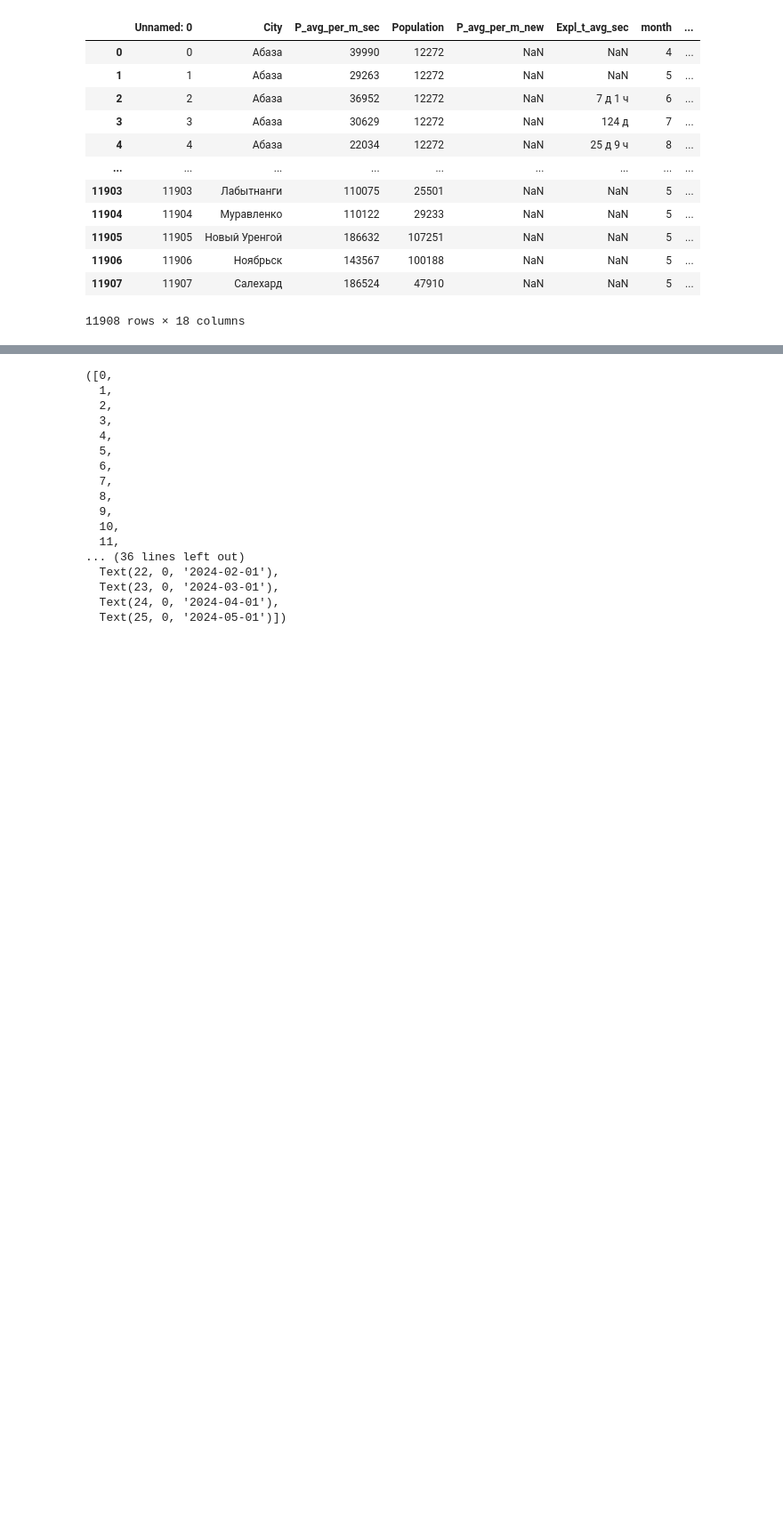
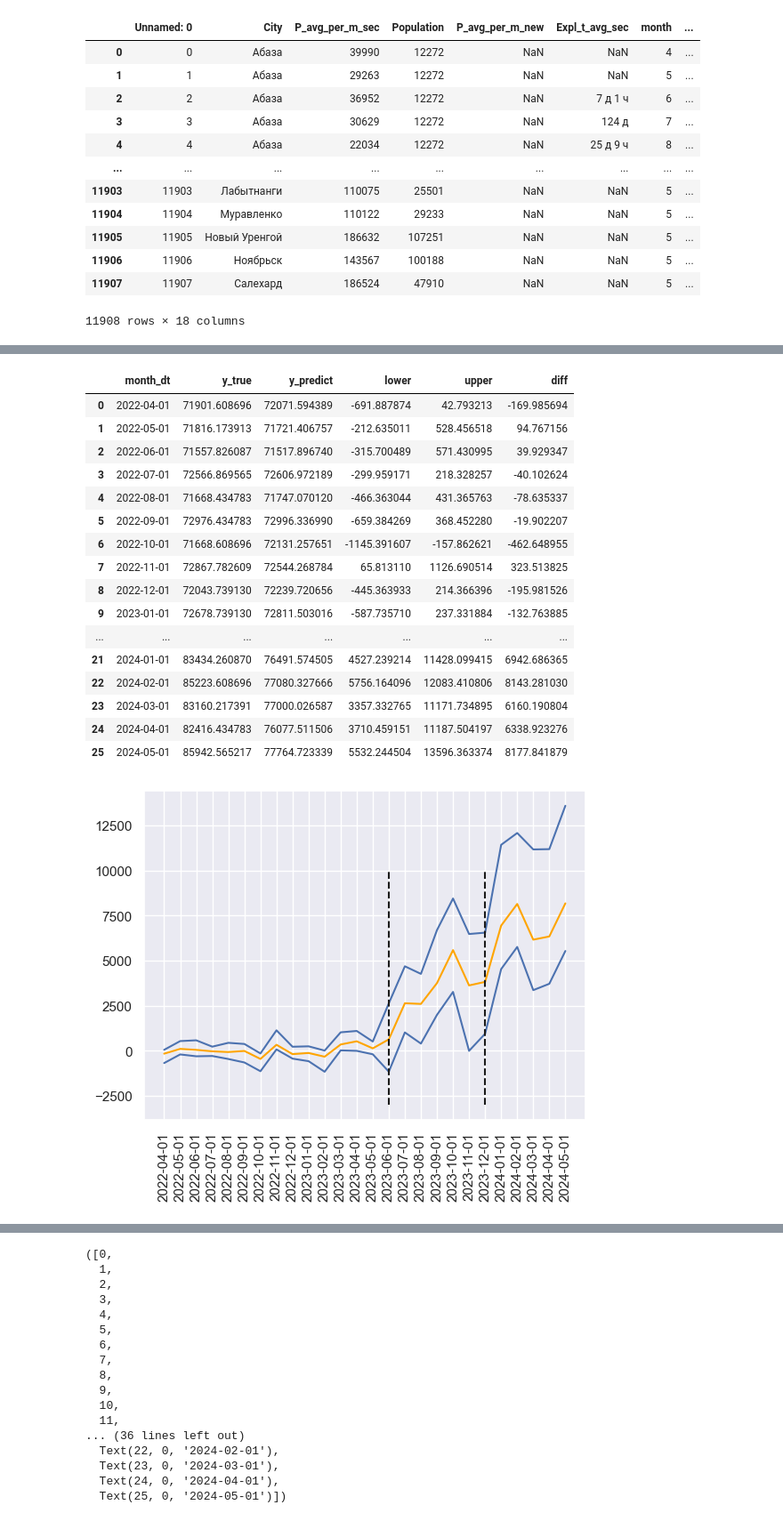
Before and after one commit to xan-d-or/mortgage_project_2024, a Jupyter notebook: bootstrap_estimation.ipynb, the cells around one changed output, grey strips where cells are left out. Shown at 89% size. Cells and saved outputs as stored; diff of their text form; code cells hidden in the pictures; blank space fills up the shorter version.

Commit message:
Добавил истинный плацебо тест

```diff
--- a/bootstrap_estimation.ipynb
+++ b/bootstrap_estimation.ipynb
@@ -164,3 +209,33 @@ def synth_ci_new(df
+# %%
+#Плацебо тест на претренде
+t_treatment= '2023-06-01'
+data = synth_ci_new(df, t_treatment= t_treatment, trend=True, placebo = True)
+data['diff'] = data['y_true'] - data['y_predict']
+plt.plot(data['month_dt'], data['diff'], color = 'orange')
+plt.xticks(rotation =90)
+plt.plot(data['month_dt'], data['upper'], color = 'b')
+plt.plot(data['month_dt'], data['lower'], color = 'b')
+plt.vlines(x = ['2023-12-01', t_treatment], ymin = -3000, ymax = 10000, colors='k', linestyles='--')
+data
+# %% [output]
+|  | month_dt | y_true | y_predict | lower | upper | diff |
+| 0 | 2022-04-01 | 71901.608696 | 72071.594389 | -691.887874 | 42.793213 | -169.985694 |
+| 1 | 2022-05-01 | 71816.173913 | 71721.406757 | -212.635011 | 528.456518 | 94.767156 |
+| 2 | 2022-06-01 | 71557.826087 | 71517.896740 | -315.700489 | 571.430995 | 39.929347 |
+| 3 | 2022-07-01 | 72566.869565 | 72606.972189 | -299.959171 | 218.328257 | -40.102624 |
+| 4 | 2022-08-01 | 71668.434783 | 71747.070120 | -466.363044 | 431.365763 | -78.635337 |
+| 5 | 2022-09-01 | 72976.434783 | 72996.336990 | -659.384269 | 368.452280 | -19.902207 |
+| 6 | 2022-10-01 | 71668.608696 | 72131.257651 | -1145.391607 | -157.862621 | -462.648955 |
+| 7 | 2022-11-01 | 72867.782609 | 72544.268784 | 65.813110 | 1126.690514 | 323.513825 |
+| 8 | 2022-12-01 | 72043.739130 | 72239.720656 | -445.363933 | 214.366396 | -195.981526 |
+| 9 | 2023-01-01 | 72678.739130 | 72811.503016 | -587.735710 | 237.331884 | -132.763885 |
+| ... | ... | ... | ... | ... | ... | ... |
+| 21 | 2024-01-01 | 83434.260870 | 76491.574505 | 4527.239214 | 11428.099415 | 6942.686365 |
+| 22 | 2024-02-01 | 85223.608696 | 77080.327666 | 5756.164096 | 12083.410806 | 8143.281030 |
+| 23 | 2024-03-01 | 83160.217391 | 77000.026587 | 3357.332765 | 11171.734895 | 6160.190804 |
+| 24 | 2024-04-01 | 82416.434783 | 76077.511506 | 3710.459151 | 11187.504197 | 6338.923276 |
+| 25 | 2024-05-01 | 85942.565217 | 77764.723339 | 5532.244504 | 13596.363374 | 8177.841879 |
+[figure, added]
 # %%
 #Плацебо тест на претренде
 t_treatment= '2023-06-01'
```
Also changed, not shown: parts of 10 cells of this notebook.
